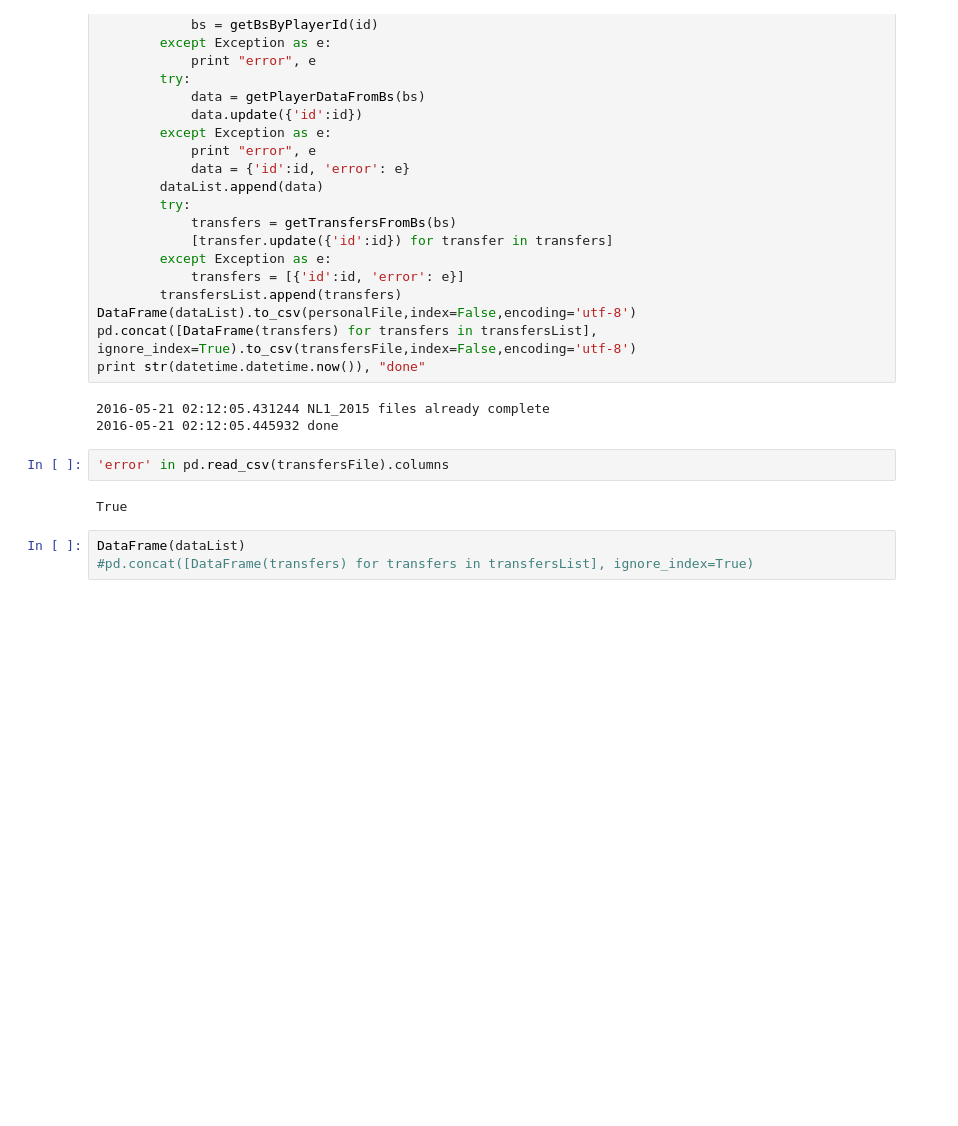
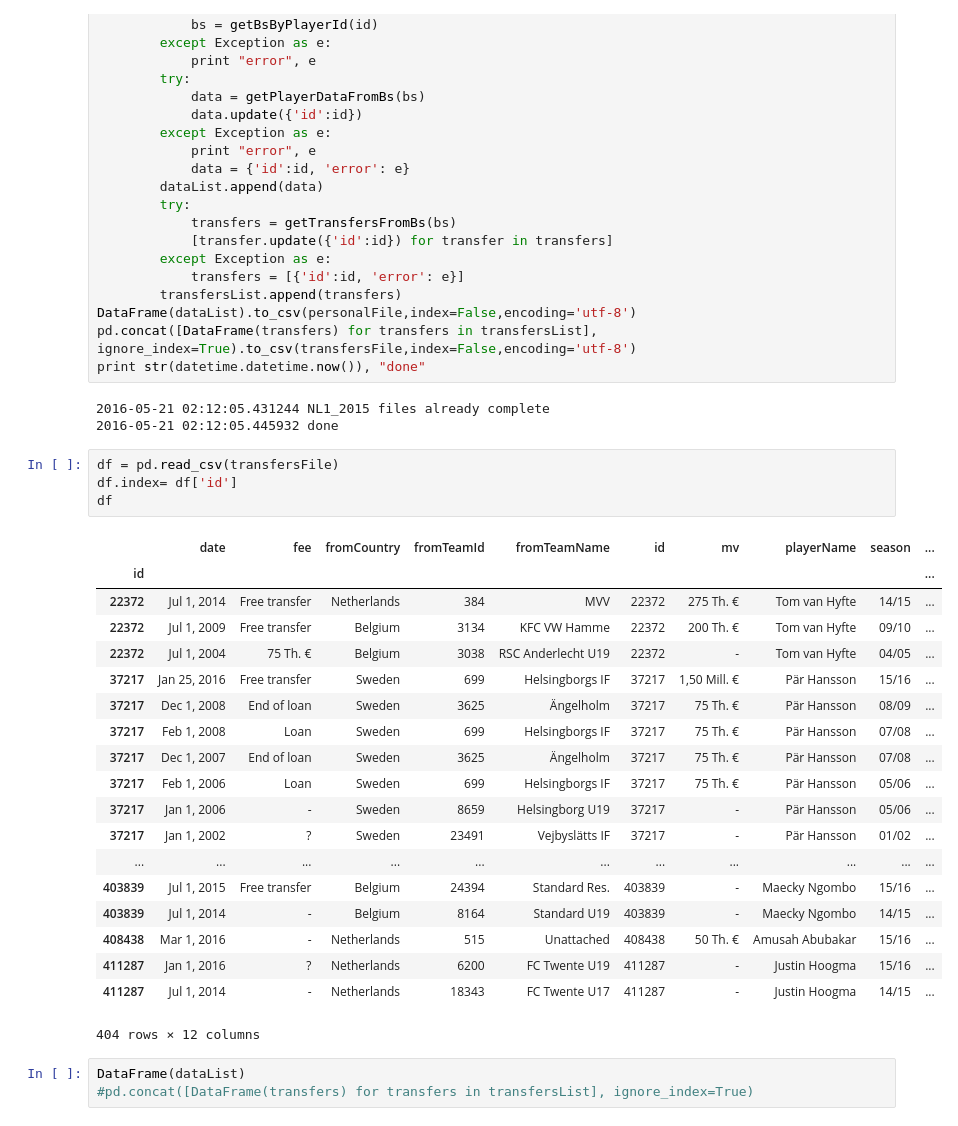
Before and after one commit to kebuhcah/soccer-history, a Jupyter notebook: notebooks/transfermarkt.ipynb, the cells around one changed output. Cells and saved outputs as stored; diff of their text form; blank space fills up the shorter version.

```diff
--- a/notebooks/transfermarkt.ipynb
+++ b/notebooks/transfermarkt.ipynb
@@ -203,10 +206,30 @@ print str(datetime.datetime.now()), "done"
 # %% [output]
 2016-05-21 02:12:05.431244 NL1_2015 files already complete
 2016-05-21 02:12:05.445932 done
-# %%
-'error' in pd.read_csv(transfersFile).columns
-# %% [output]
-True
+# %%
+df = pd.read_csv(transfersFile)
+df.index= df['id']
+df
+# %% [output]
+|  | date | fee | fromCountry | fromTeamId | fromTeamName | id | mv | playerName | season | ... |
+| id |  |  |  |  |  |  |  |  |  | ... |
+| 22372 | Jul 1, 2014 | Free transfer | Netherlands | 384 | MVV | 22372 | 275 Th. € | Tom van Hyfte | 14/15 | ... |
+| 22372 | Jul 1, 2009 | Free transfer | Belgium | 3134 | KFC VW Hamme | 22372 | 200 Th. € | Tom van Hyfte | 09/10 | ... |
+| 22372 | Jul 1, 2004 | 75 Th. € | Belgium | 3038 | RSC Anderlecht U19 | 22372 | - | Tom van Hyfte | 04/05 | ... |
+| 37217 | Jan 25, 2016 | Free transfer | Sweden | 699 | Helsingborgs IF | 37217 | 1,50 Mill. € | Pär Hansson | 15/16 | ... |
+| 37217 | Dec 1, 2008 | End of loan | Sweden | 3625 | Ängelholm | 37217 | 75 Th. € | Pär Hansson | 08/09 | ... |
+| 37217 | Feb 1, 2008 | Loan | Sweden | 699 | Helsingborgs IF | 37217 | 75 Th. € | Pär Hansson | 07/08 | ... |
+| 37217 | Dec 1, 2007 | End of loan | Sweden | 3625 | Ängelholm | 37217 | 75 Th. € | Pär Hansson | 07/08 | ... |
+| 37217 | Feb 1, 2006 | Loan | Sweden | 699 | Helsingborgs IF | 37217 | 75 Th. € | Pär Hansson | 05/06 | ... |
+| 37217 | Jan 1, 2006 | - | Sweden | 8659 | Helsingborg U19 | 37217 | - | Pär Hansson | 05/06 | ... |
+| 37217 | Jan 1, 2002 | ? | Sweden | 23491 | Vejbyslätts IF | 37217 | - | Pär Hansson | 01/02 | ... |
+| ... | ... | ... | ... | ... | ... | ... | ... | ... | ... | ... |
+| 403839 | Jul 1, 2015 | Free transfer | Belgium | 24394 | Standard Res. | 403839 | - | Maecky Ngombo | 15/16 | ... |
+| 403839 | Jul 1, 2014 | - | Belgium | 8164 | Standard U19 | 403839 | - | Maecky Ngombo | 14/15 | ... |
+| 408438 | Mar 1, 2016 | - | Netherlands | 515 | Unattached | 408438 | 50 Th. € | Amusah Abubakar | 15/16 | ... |
+| 411287 | Jan 1, 2016 | ? | Netherlands | 6200 | FC Twente U19 | 411287 | - | Justin Hoogma | 15/16 | ... |
+| 411287 | Jul 1, 2014 | - | Netherlands | 18343 | FC Twente U17 | 411287 | - | Justin Hoogma | 14/15 | ... |
+404 rows × 12 columns
 # %%
 DataFrame(dataList)
 #pd.concat([DataFrame(transfers) for transfers in transfersList], ignore_index=True)
```
Also changed, not shown: parts of 1 cell of this notebook, 2 other files.
